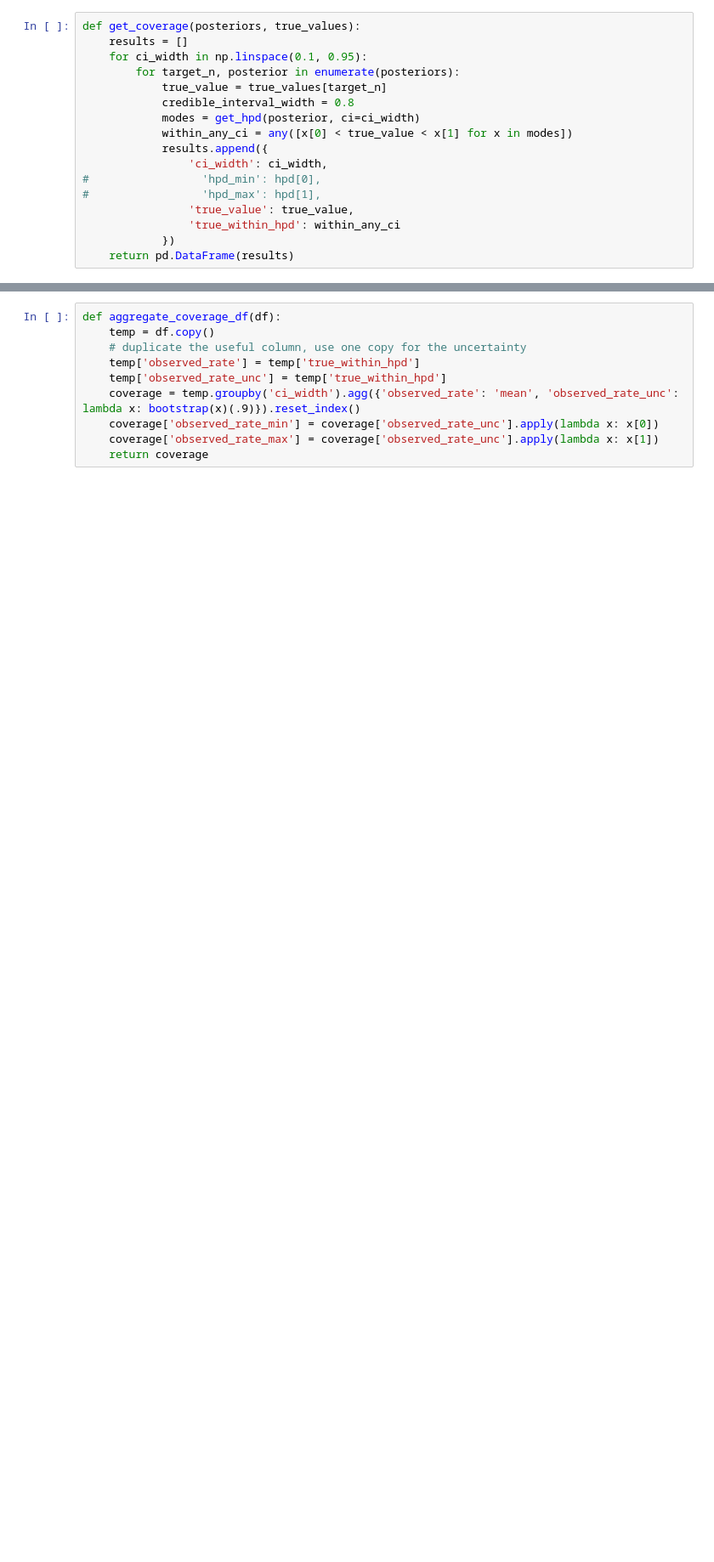
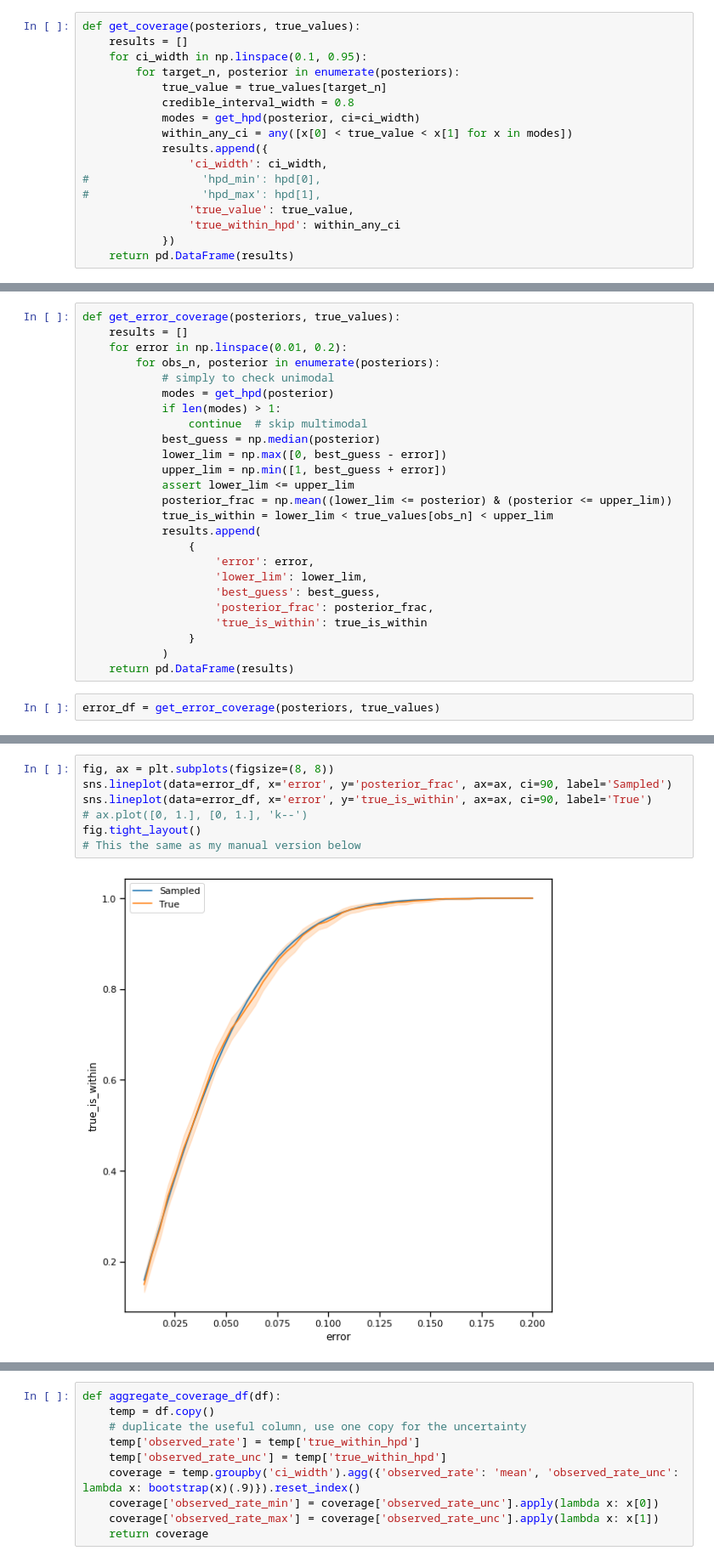
Before and after one commit to mwalmsley/agnfinder, a Jupyter notebook: notebooks/inference/posterior_comparison.ipynb, the cells around one changed output, grey strips where cells are left out. Shown at 85% size. Drawn from its saved outputs; the diff is of its cells as text; blank space fills up the shorter version.

```diff
--- a/notebooks/inference/posterior_comparison.ipynb
+++ b/notebooks/inference/posterior_comparison.ipynb
@@ -108,0 +106,27 @@ fig.tight_layout()
+# %%
+def get_error_coverage(posteriors, true_values):
+    results = []
+    for error in np.linspace(0.01, 0.2):
+        for obs_n, posterior in enumerate(posteriors):
+            # simply to check unimodal
+            modes = get_hpd(posterior)
+            if len(modes) > 1:
+                continue  # skip multimodal
+            best_guess = np.median(posterior)
+            lower_lim = np.max([0, best_guess - error])
+            upper_lim = np.min([1, best_guess + error])
+            assert lower_lim <= upper_lim
+            posterior_frac = np.mean((lower_lim <= posterior) & (posterior <= upper_lim))
+            true_is_within = lower_lim < true_values[obs_n] < upper_lim
+            results.append(
+                {
+                    'error': error,
+                    'lower_lim': lower_lim,
+                    'best_guess': best_guess,
+                    'posterior_frac': posterior_frac,
+                    'true_is_within': true_is_within
+                }
+            )
+    return pd.DataFrame(results)
+# %%
+error_df = get_error_coverage(posteriors, true_values)
@@ -109,3 +142,12 @@ fig.tight_layout()
+# %%
+fig, ax = plt.subplots(figsize=(8, 8))
+sns.lineplot(data=error_df, x='error', y='posterior_frac', ax=ax, ci=90, label='Sampled')
+sns.lineplot(data=error_df, x='error', y='true_is_within', ax=ax, ci=90, label='True')
+# ax.plot([0, 1.], [0, 1.], 'k--')
+fig.tight_layout()
+# This the same as my manual version below
+# %% [output]
+[figure, added]
 # %%
 # courtesy of http://www.jtrive.com/the-empirical-bootstrap-for-confidence-intervals-in-python.html
 def bootstrap(data, n=1000, func=np.mean):
```
Also changed, not shown: parts of 37 cells of this notebook, 3 other files.
